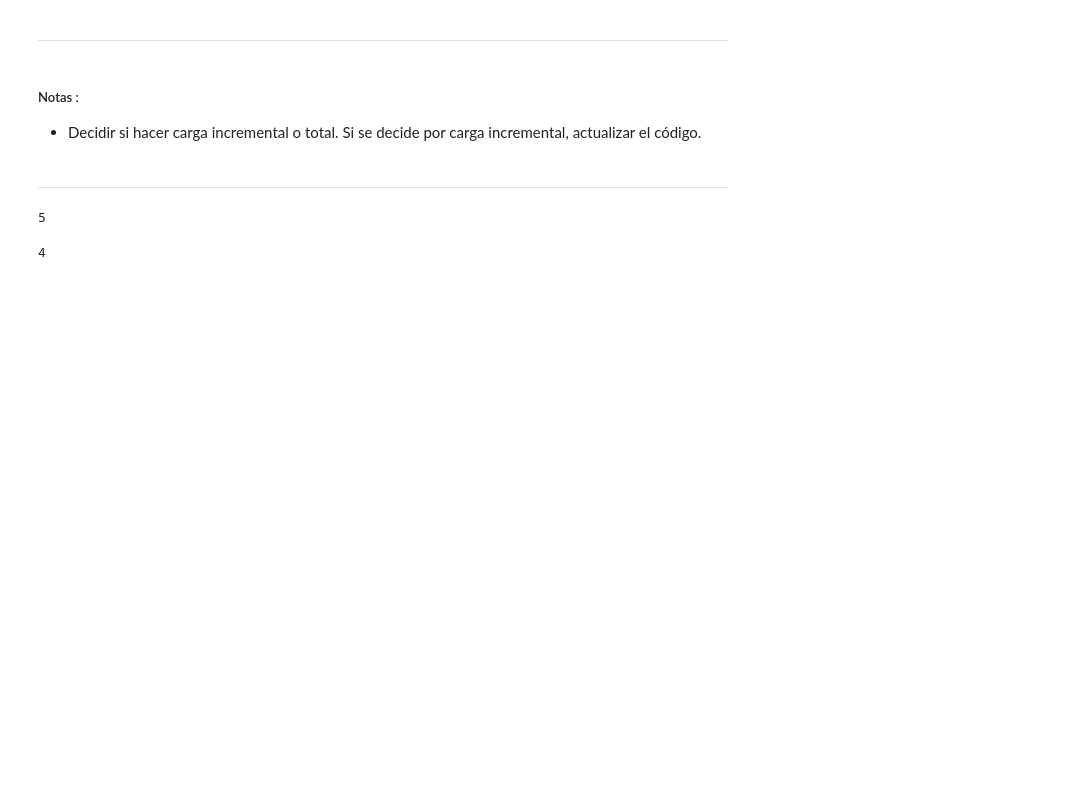
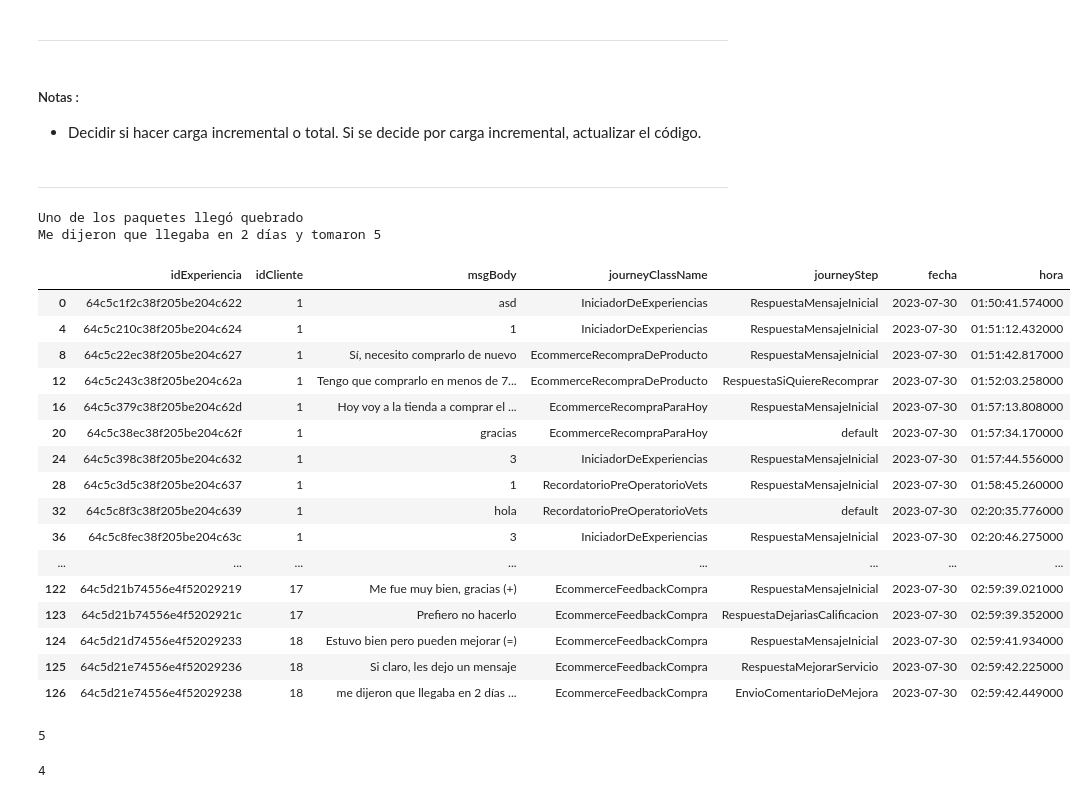
Before and after one commit to MatyTrova/Testeo, a Jupyter notebook: ETL.ipynb, the cells around one changed output. Drawn from its saved outputs; the diff is of its cells as text; code cells hidden in the pictures; blank space fills up the shorter version.

```diff
--- a/ETL.ipynb
+++ b/ETL.ipynb
@@ -200,9 +201,6 @@ df_clientes
 # Exportamos a CSV
 df_experiencias.to_csv("Datasets/experiencias.csv",index=False)
 df_clientes.to_csv("Datasets/clientes.csv",index=False)
-# %%
-# Eliminamos duplicados en la clave primaria
-df_experiencias.drop_duplicates(subset="idExperiencia", inplace=True)
 # %% [markdown]
 ---
 # %% [markdown]
@@ -252,6 +250,33 @@ connection.close()
 + Decidir si hacer carga incremental o total. Si se decide por carga incremental, actualizar el código.
 # %% [markdown]
 ---
+# %%
+msgbody_feedback1 = df_experiencias.loc[(df_experiencias["journeyStep"] == "RecepcionMensajeDeMejora") | (df_experiencias["journeyStep"] == "EnvioComentarioDeMejora") ,"msgBody"].str.capitalize()
+for elemento in msgbody_feedback1 :
+    print(elemento)
+# %% [output]
+Uno de los paquetes llegó quebrado
+Me dijeron que llegaba en 2 días y tomaron 5
+# %%
+df_experiencias
+# %% [output]
+|  | idExperiencia | idCliente | msgBody | journeyClassName | journeyStep | fecha | hora |
+| 0 | 64c5c1f2c38f205be204c622 | 1 | asd | IniciadorDeExperiencias | RespuestaMensajeInicial | 2023-07-30 | 01:50:41.574000 |
+| 4 | 64c5c210c38f205be204c624 | 1 | 1 | IniciadorDeExperiencias | RespuestaMensajeInicial | 2023-07-30 | 01:51:12.432000 |
+| 8 | 64c5c22ec38f205be204c627 | 1 | Sí, necesito comprarlo de nuevo | EcommerceRecompraDeProducto | RespuestaMensajeInicial | 2023-07-30 | 01:51:42.817000 |
+| 12 | 64c5c243c38f205be204c62a | 1 | Tengo que comprarlo en menos de 7... | EcommerceRecompraDeProducto | RespuestaSiQuiereRecomprar | 2023-07-30 | 01:52:03.258000 |
+| 16 | 64c5c379c38f205be204c62d | 1 | Hoy voy a la tienda a comprar el ... | EcommerceRecompraParaHoy | RespuestaMensajeInicial | 2023-07-30 | 01:57:13.808000 |
+| 20 | 64c5c38ec38f205be204c62f | 1 | gracias | EcommerceRecompraParaHoy | default | 2023-07-30 | 01:57:34.170000 |
+| 24 | 64c5c398c38f205be204c632 | 1 | 3 | IniciadorDeExperiencias | RespuestaMensajeInicial | 2023-07-30 | 01:57:44.556000 |
+| 28 | 64c5c3d5c38f205be204c637 | 1 | 1 | RecordatorioPreOperatorioVets | RespuestaMensajeInicial | 2023-07-30 | 01:58:45.260000 |
+| 32 | 64c5c8f3c38f205be204c639 | 1 | hola | RecordatorioPreOperatorioVets | default | 2023-07-30 | 02:20:35.776000 |
+| 36 | 64c5c8fec38f205be204c63c | 1 | 3 | IniciadorDeExperiencias | RespuestaMensajeInicial | 2023-07-30 | 02:20:46.275000 |
+| ... | ... | ... | ... | ... | ... | ... | ... |
+| 122 | 64c5d21b74556e4f52029219 | 17 | Me fue muy bien, gracias (+) | EcommerceFeedbackCompra | RespuestaMensajeInicial | 2023-07-30 | 02:59:39.021000 |
+| 123 | 64c5d21b74556e4f5202921c | 17 | Prefiero no hacerlo | EcommerceFeedbackCompra | RespuestaDejariasCalificacion | 2023-07-30 | 02:59:39.352000 |
+| 124 | 64c5d21d74556e4f52029233 | 18 | Estuvo bien pero pueden mejorar (=) | EcommerceFeedbackCompra | RespuestaMensajeInicial | 2023-07-30 | 02:59:41.934000 |
+| 125 | 64c5d21e74556e4f52029236 | 18 | Si claro, les dejo un mensaje | EcommerceFeedbackCompra | RespuestaMejorarServicio | 2023-07-30 | 02:59:42.225000 |
+| 126 | 64c5d21e74556e4f52029238 | 18 | me dijeron que llegaba en 2 días ... | EcommerceFeedbackCompra | EnvioComentarioDeMejora | 2023-07-30 | 02:59:42.449000 |
 # %%
 # Testeo
 import pandas as pd
```
Also changed, not shown: parts of 5 cells of this notebook.
